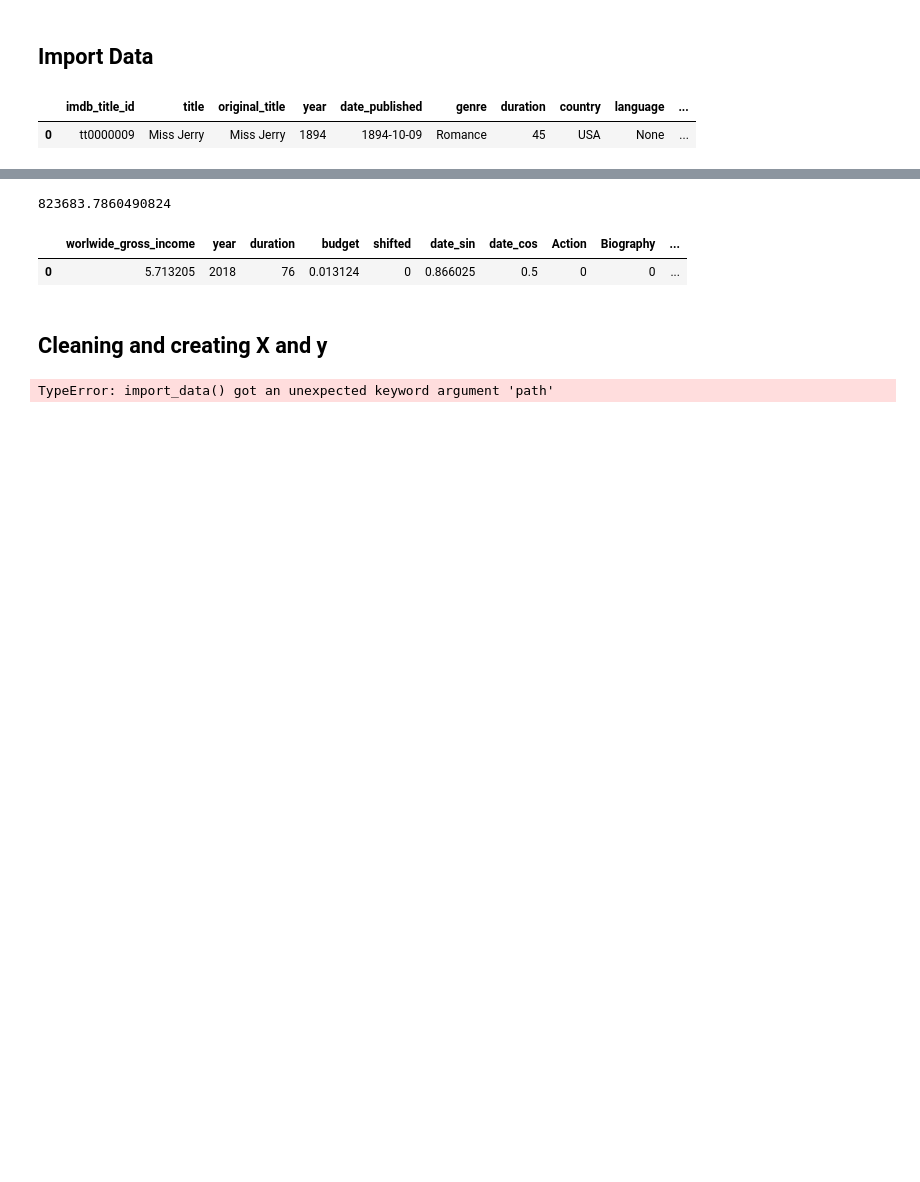
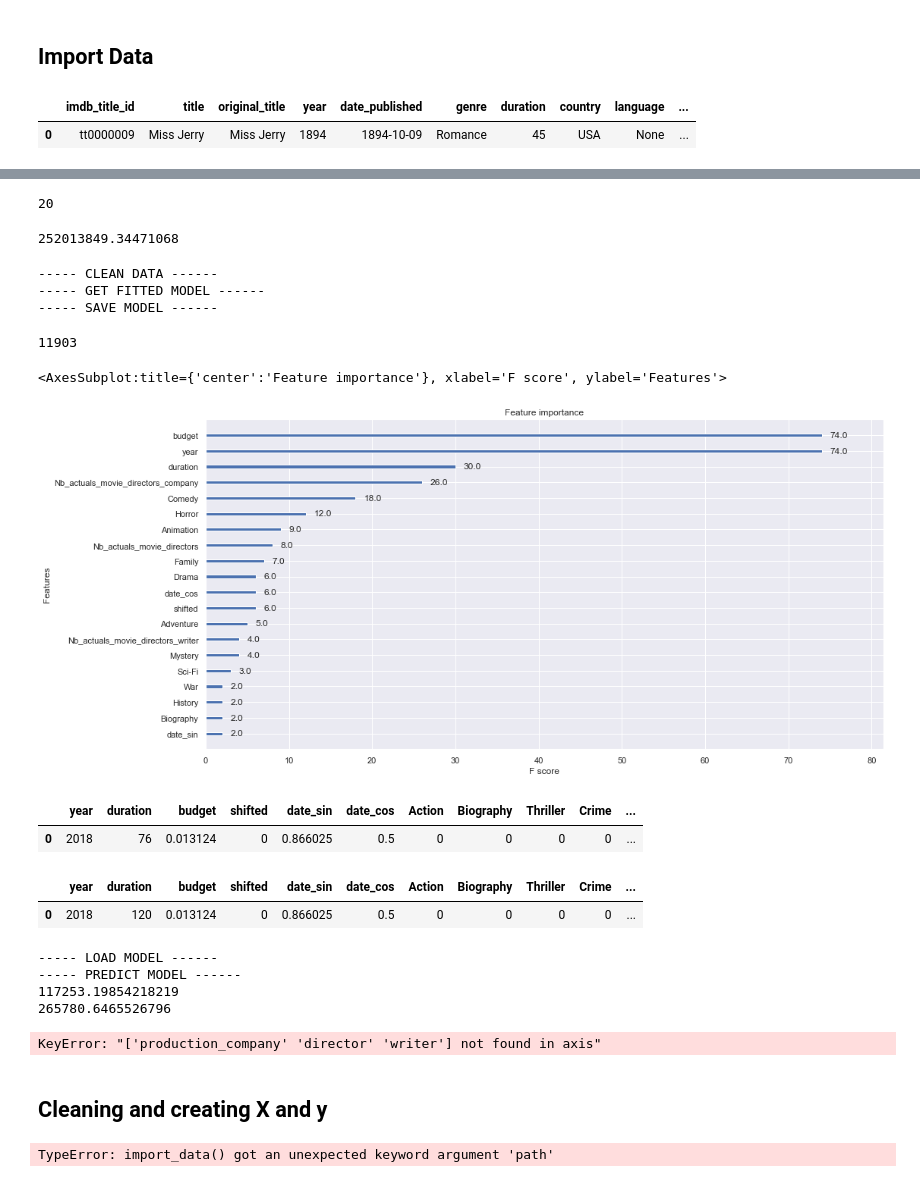
Before and after one commit to OscarTou/CinePred, a Jupyter notebook: notebooks/RM_notebook.ipynb, the cells around one changed output, grey strips where cells are left out. Drawn from its saved outputs; the diff is of its cells as text; code cells hidden in the pictures; blank space fills up the shorter version.

Commit message:
manage preprocessed.csv model

```diff
--- a/notebooks/RM_notebook.ipynb
+++ b/notebooks/RM_notebook.ipynb
@@ -100,27 +102,85 @@ def test(director,year,main_actor,second_actor,third_actor,writer,production_com
     return result
 # %%
 test(
-    director='Steven Spielberg',
+    director='Martin Scorcese',
     year=2022,
-    main_actor='Brad Pitt',
-    second_actor='Jean Dujardin',
-    third_actor='Brad Pitt',
+    main_actor='Will Smith',#Brad Pitt',
+    second_actor='Johnny Depp',
+    third_actor='Will Smith',
     writer='Woody Allen',
     production_company='Walt Disney Pictures',
-    date_published='2021-12-12',
+    date_published='2022-01-01',
     genre='Drama',
-    duration=60,
-    budget=1
+    duration=100,
+    budget=272.70
 )
+
+#252 013 849.34471068
+#252 013 849.34471068
 # %% [output]
-823683.7860490824
+20
+252013849.34471068
+# %%
+df = import_data(link = '../raw_data/IMDb_movies.csv')
+
+# Prepare
+print("----- CLEAN DATA ------")
+df_preproc = preproc(df, path = '../raw_data/cat_acteur.csv')
+df_preproc = df_preproc.drop(columns=['production_company', 'director', 'writer'])
+df_preproc = df_preproc.drop(columns=['imdb_title_id','actors','description','avg_vote','country','title'])
+
+print("----- GET FITTED MODEL ------")
+model = get_fitted_model(df_preproc)
+
+print("----- SAVE MODEL ------")
+save_model(model, "model.joblib")
+len(df_preproc)
+# %% [output]
+----- CLEAN DATA ------
+----- GET FITTED MODEL ------
+----- SAVE MODEL ------
+11903
+# %%
+from xgboost import plot_importance
+
+plot_importance(model)
+# %% [output]
+<AxesSubplot:title={'center':'Feature importance'}, xlabel='F score', ylabel='Features'>
+[figure, added]
+# %%
+X_test_1 = df_preproc.head(1).drop(columns=['worlwide_gross_income'])
+X_test_1
+# %% [output]
+|  | year | duration | budget | shifted | date_sin | date_cos | Action | Biography | Thriller | Crime | ... |
+| 0 | 2018 | 76 | 0.013124 | 0 | 0.866025 | 0.5 | 0 | 0 | 0 | 0 | ... |
+# %%
+X_test_2 = X_test_1.copy()
+X_test_2['duration'] = 120
+X_test_2
+# %% [output]
+|  | year | duration | budget | shifted | date_sin | date_cos | Action | Biography | Thriller | Crime | ... |
+| 0 | 2018 | 120 | 0.013124 | 0 | 0.866025 | 0.5 | 0 | 0 | 0 | 0 | ... |
+# %%
+print("----- LOAD MODEL ------")
+model = load_model("model.joblib")
+
+print("----- PREDICT MODEL ------")
+prediction1 = predict_fromX(model, X_test_1)
+prediction2 = predict_fromX(model, X_test_2)
+
+print(prediction1)
+print(prediction2)
+# %% [output]
+----- LOAD MODEL ------
+----- PREDICT MODEL ------
+117253.19854218219
+265780.6465526796
 # %%
 df_preproc = df_preproc.drop(columns=['production_company', 'director', 'writer'])
 df_preproc = df_preproc.drop(columns=['imdb_title_id','actors','description','avg_vote','country','title'])
 df_preproc.head(1)
 # %% [output]
-|  | worlwide_gross_income | year | duration | budget | shifted | date_sin | date_cos | Action | Biography | ... |
-| 0 | 5.713205 | 2018 | 76 | 0.013124 | 0 | 0.866025 | 0.5 | 0 | 0 | ... |
+KeyError: "['production_company' 'director' 'writer'] not found in axis"
 # %% [markdown]
 ## Cleaning and creating X and y
 # %%
```
Also changed, not shown: parts of 2 cells of this notebook, 2 other files.
